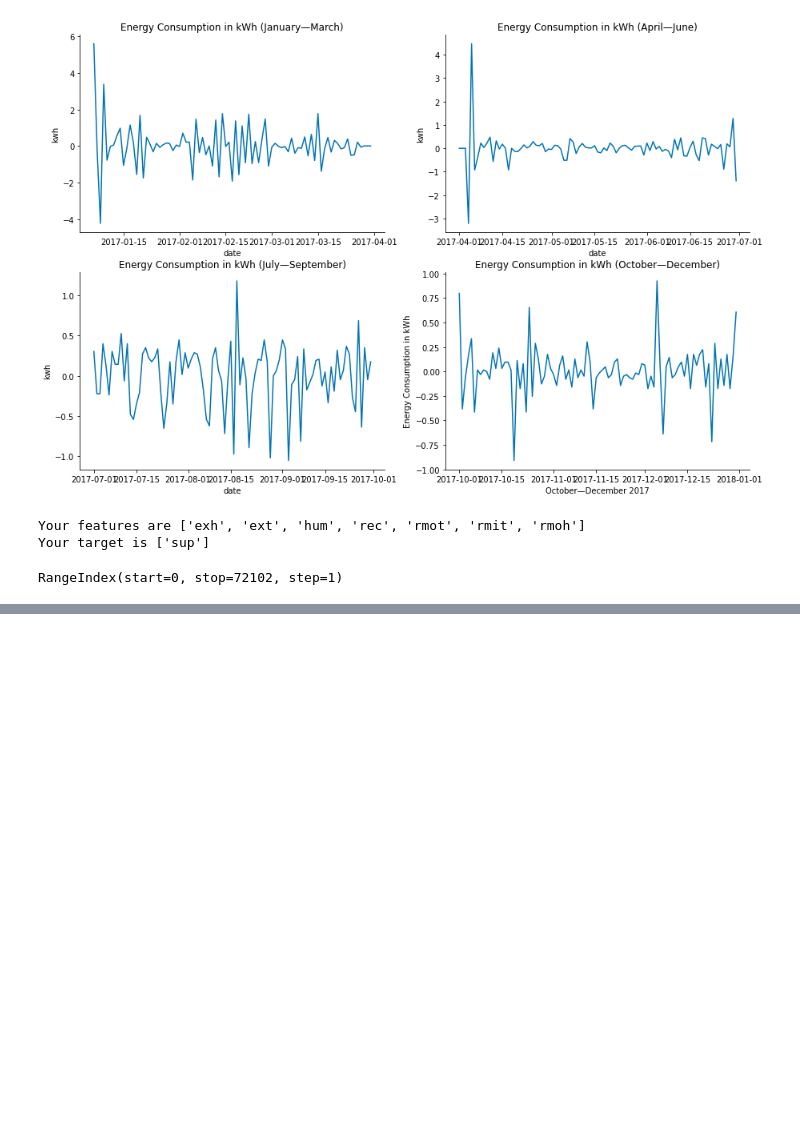
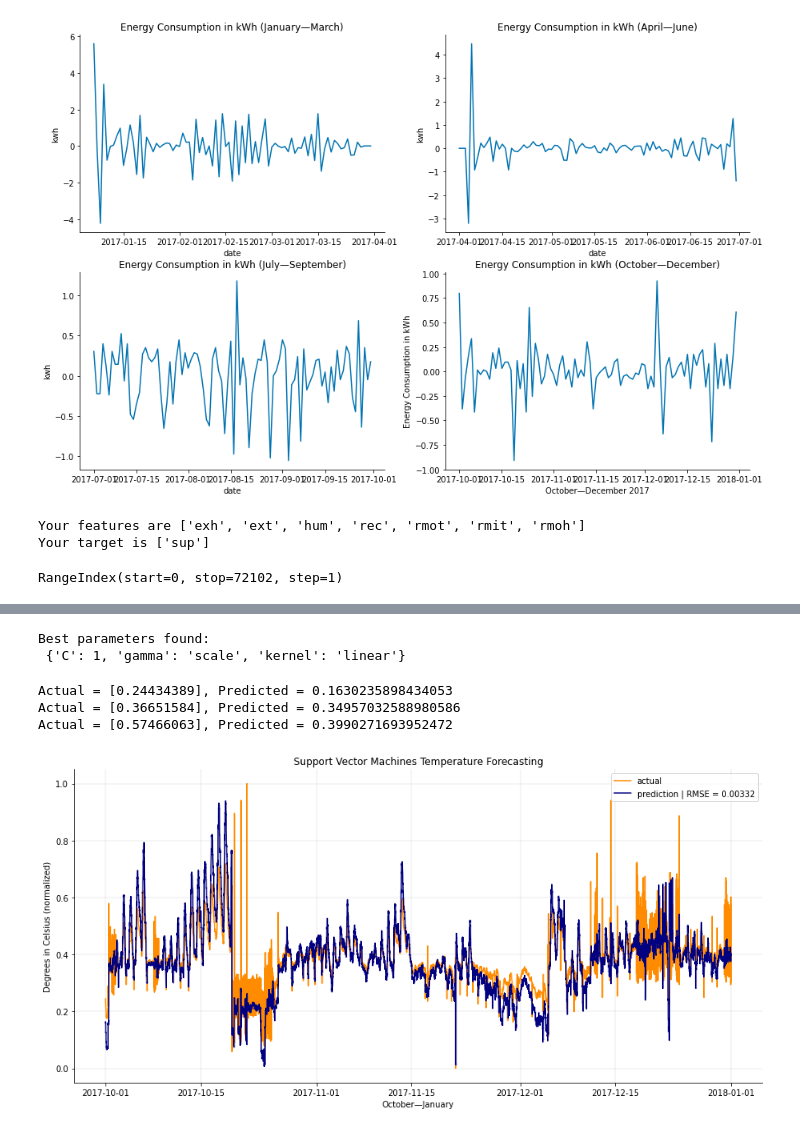
Before and after one commit to RoyyvB/ForecastTemperature, a Jupyter notebook: notebook.ipynb, the cells around one changed output, grey strips where cells are left out. Drawn from its saved outputs; the diff is of its cells as text; code cells hidden in the pictures; blank space fills up the shorter version.

Commit message:
Implemented SVM & optimalised params. 0.002 RMSE decrease

```diff
--- a/notebook.ipynb
+++ b/notebook.ipynb
@@ -469,0 +467,53 @@ sns.despine()
+# %%
+from sklearn.model_selection import GridSearchCV
+from sklearn.svm import SVR
+
+SVR = SVR()
+
+parameter_space = {
+    'kernel': ['linear', 'poly', 'rbf'],
+    'gamma': ['scale', 'auto'],
+    'C': [0.0001, 0.001, 0.01, 0.1, 1]
+}
+
+rgr = GridSearchCV(SVR, parameter_space, n_jobs=-1, cv=3)
+rgr.fit(train_x, train_y)
+
+print('Best parameters found:\n', rgr.best_params_)
+# %% [output]
+Best parameters found:
+ {'C': 1, 'gamma': 'scale', 'kernel': 'linear'}
+# %%
+from sklearn.model_selection import GridSearchCV
+from sklearn.svm import SVR
+
+SVR = SVR(kernel='linear', gamma='scale', C=1)
+
+SVR.fit(train_x, train_y)
+pred = SVR.predict(test_x)
+# %%
+print("Actual = %s, Predicted = %s" % (test_y[0], pred[0]))
+print("Actual = %s, Predicted = %s" % (test_y[13307], pred[13307]))
+print("Actual = %s, Predicted = %s" % (test_y[26414], pred[26414]))
+mse = mean_squared_error(test_y, pred).round(decimals=5)
+# %% [output]
+Actual = [0.24434389], Predicted = 0.1630235898434053
+Actual = [0.36651584], Predicted = 0.34957032588980586
+Actual = [0.57466063], Predicted = 0.3990271693952472
+# %%
+svr_results = df[76589:].filter(['date'])
+svr_results['actual'] = test_y
+svr_results['prediction'] = pred
+
+fig, ax = plt.subplots(figsize=(15, 7))
+sns.lineplot(x='date', y='actual', data=svr_results, color='darkorange', ax=ax).set_title('Support Vector Machines Temperature Forecasting')
+sns.lineplot(x='date', y='prediction', data=svr_results, color='navy', ax=ax)
+
+ax.legend(['actual', 'prediction | RMSE = ' + str(mse)])
+plt.xlabel('October—January')
+plt.ylabel('Degrees in Celsius (normalized)')
+
+plt.grid(linewidth=0.25)
+sns.despine()
+# %% [output]
+[figure, added]
```
Also changed, not shown: parts of 8 cells of this notebook.
